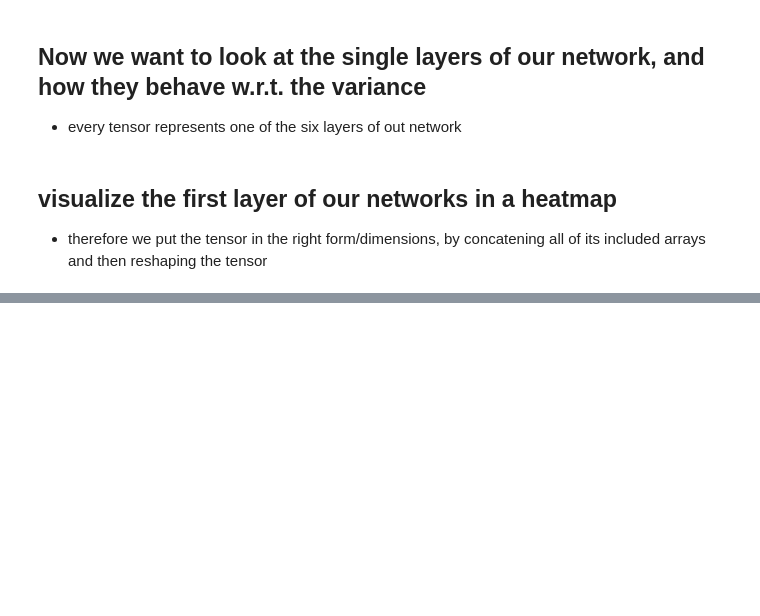
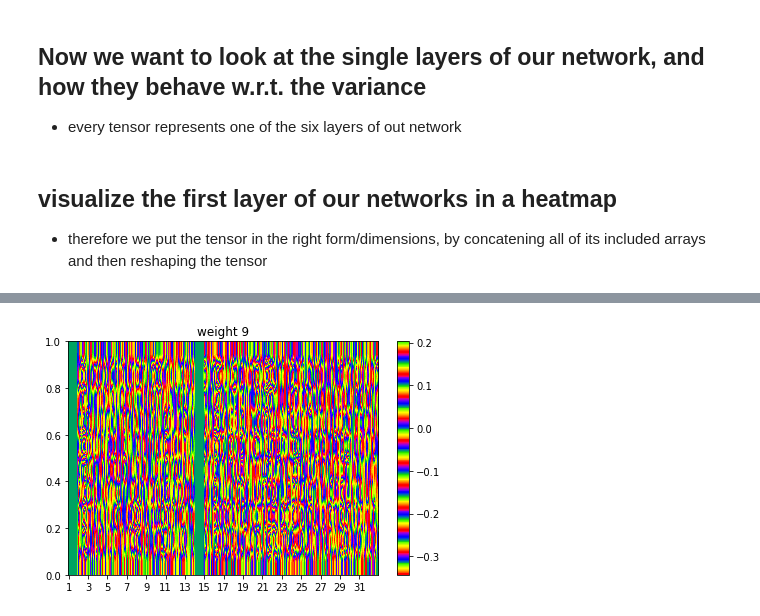
Before and after one commit to moreezee/BcThesisMK, a Jupyter notebook: Moritz_folder/Notebooks/seed_experiments/emnistNet.ipynb, the cells around one changed output, grey strips where cells are left out. Saved outputs shown, nothing was run; the diff lists cells and outputs as text; code cells hidden in the pictures; blank space fills up the shorter version.

```diff
--- a/Moritz_folder/Notebooks/seed_experiments/emnistNet.ipynb
+++ b/Moritz_folder/Notebooks/seed_experiments/emnistNet.ipynb
@@ -274,19 +292,21 @@ for i in range(len(layer_split)):
 # %%
 for name, parameters in emnist_model.named_parameters():
     if name == '7.weight':
         a = parameters
 
 b = a.detach().numpy()
 
 plt.imshow(b, cmap='prism',extent=[0,512,0,1],  aspect='auto')
 ax = plt.gca()
 ax.set_xticks(np.arange(1, 512, 32));
 ax.set_xticklabels(np.arange(1, 32, 2));
 ax.set_title('weight {}'.format(s))
 plt.colorbar()
 plt.tight_layout()
 im = plt.show()
-plt.hist(b)
+#plt.hist(b)
+# %% [output]
+[figure, added]
 # %%
 to_hist = []
 target_feature = 9
```
Also changed, not shown: parts of 25 cells of this notebook, 6 other files.
